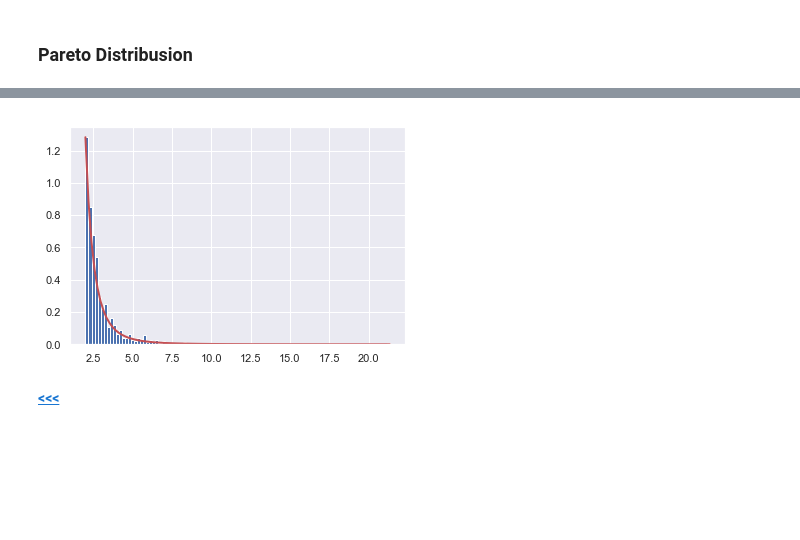
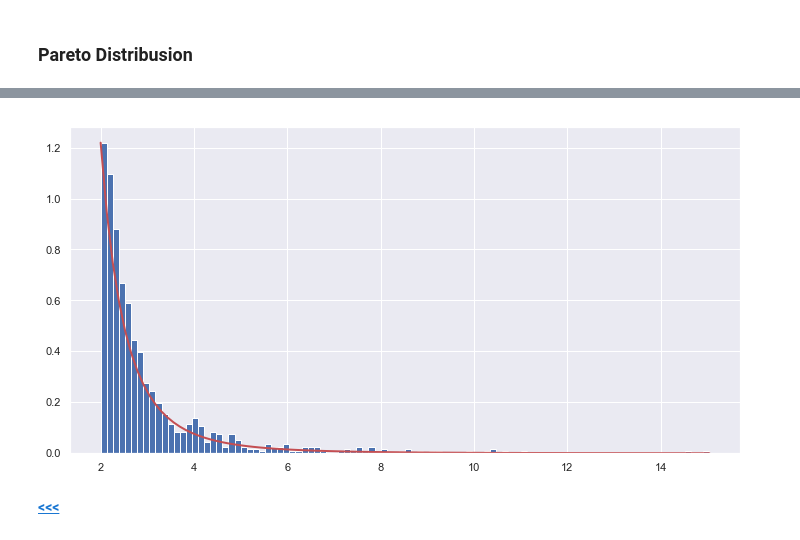
Before and after one commit to G00376332/52465_Assignment, a Jupyter notebook: Numpy_Assignment.ipynb, the cells around one changed output, grey strips where cells are left out. Drawn from its saved outputs; the diff is of its cells as text; code cells hidden in the pictures; blank space fills up the shorter version.

```diff
--- a/Numpy_Assignment.ipynb
+++ b/Numpy_Assignment.ipynb
@@ -205,23 +322,24 @@ where **a** is the shape and **m** the scale.
 # %%
 # Import all libraries
 import numpy as np
 import matplotlib.pyplot as plt
-# import seaborn as sns
+import seaborn as sns
 
 # define shape
 shape = 3.
 # define scale
 scale = 2.
 # define the size of samples
 size = 1000
 s = (np.random.pareto(shape, size) + 1) * scale
-
+# defines chart size
+plt.figure(figsize=(12,6))
 count, bins, _ = plt.hist(s, 100, density=True)
-fit = a*m**a / bins**(a+1)
+fit = shape*scale**shape / bins**(shape+1)
 plt.plot(bins, max(count)*fit/max(fit), linewidth=2, color='r')
 plt.show()
 # %% [output]
-[figure, old version]
+[figure, new version]
 # %% [markdown]
  [**<<<**](#table)
 # %% [markdown]
```
Also changed, not shown: parts of 26 cells of this notebook, 1 other file.
